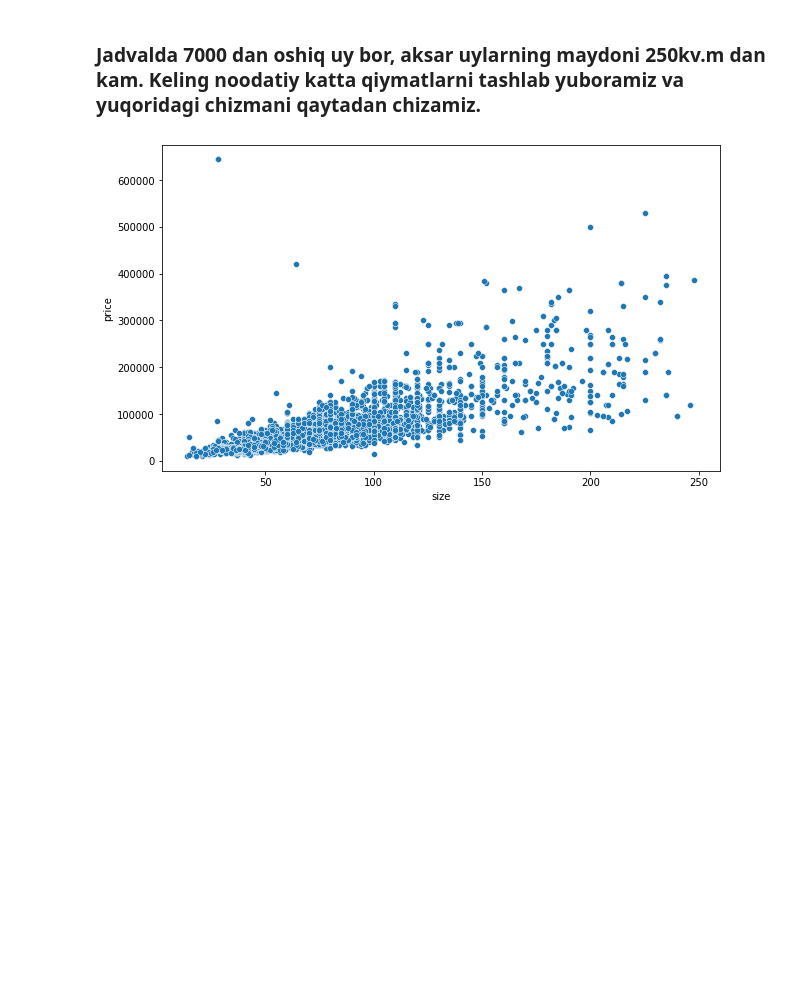
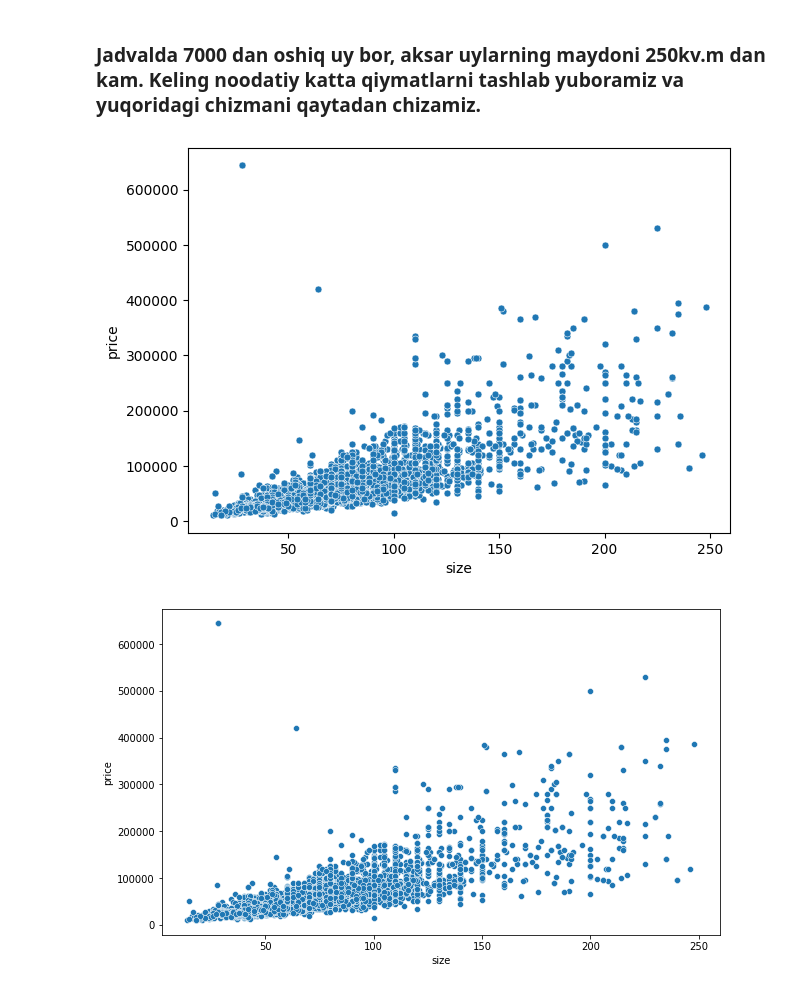
Before and after one commit to Shermukhammat/Mohirdev_Data_Science_praktikum, a Jupyter notebook: visualization/04_AMALIYOT_03_scatterplot.ipynb, the cells around one changed output. Saved outputs shown, nothing was run; the diff lists cells and outputs as text; code cells hidden in the pictures; blank space fills up the shorter version.

```diff
--- a/visualization/04_AMALIYOT_03_scatterplot.ipynb
+++ b/visualization/04_AMALIYOT_03_scatterplot.ipynb
@@ -46,3 +56,12 @@ plt.show()
+# %%
+#JAVOBINGIZNI SHUYERGA YOZING
+df = df[df['size'] < 250]
+
+plt.figure(figsize = (7, 5))
+sns.scatterplot(data = df, x = 'size', y = 'price', s = 25)
+plt.show()
+# %% [output]
+[figure, added]
 # %%
 #@title Kutilgan natija
 df = df[df['size']<250]
```
Also changed, not shown: parts of 12 cells of this notebook.
